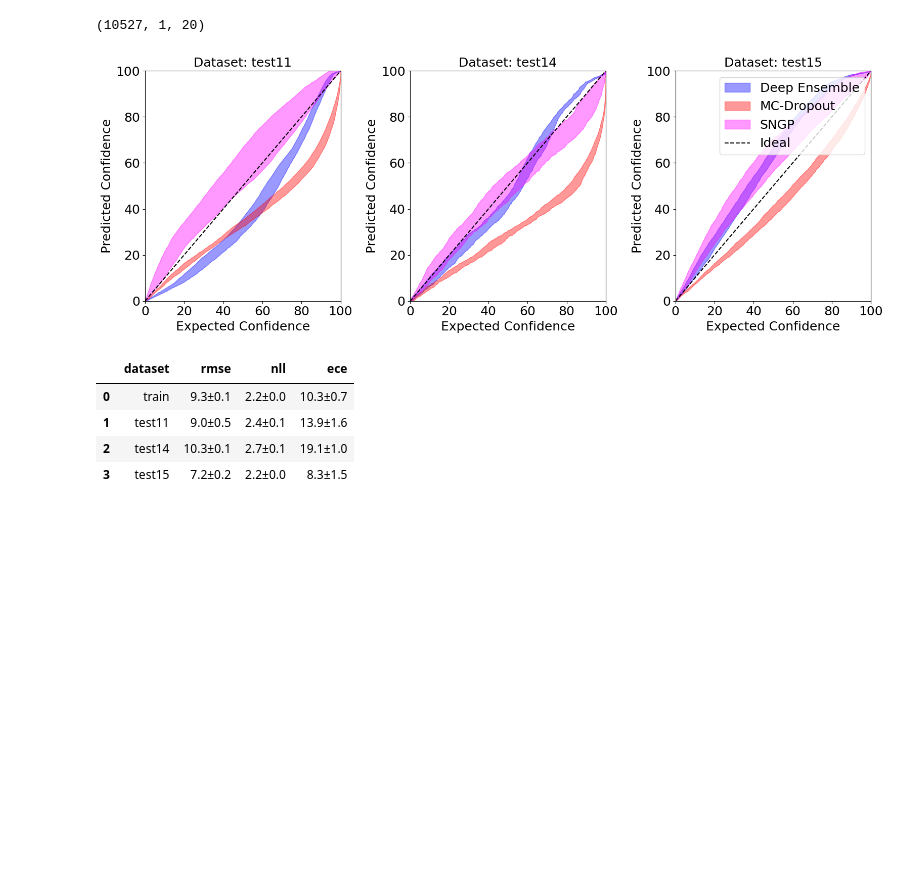
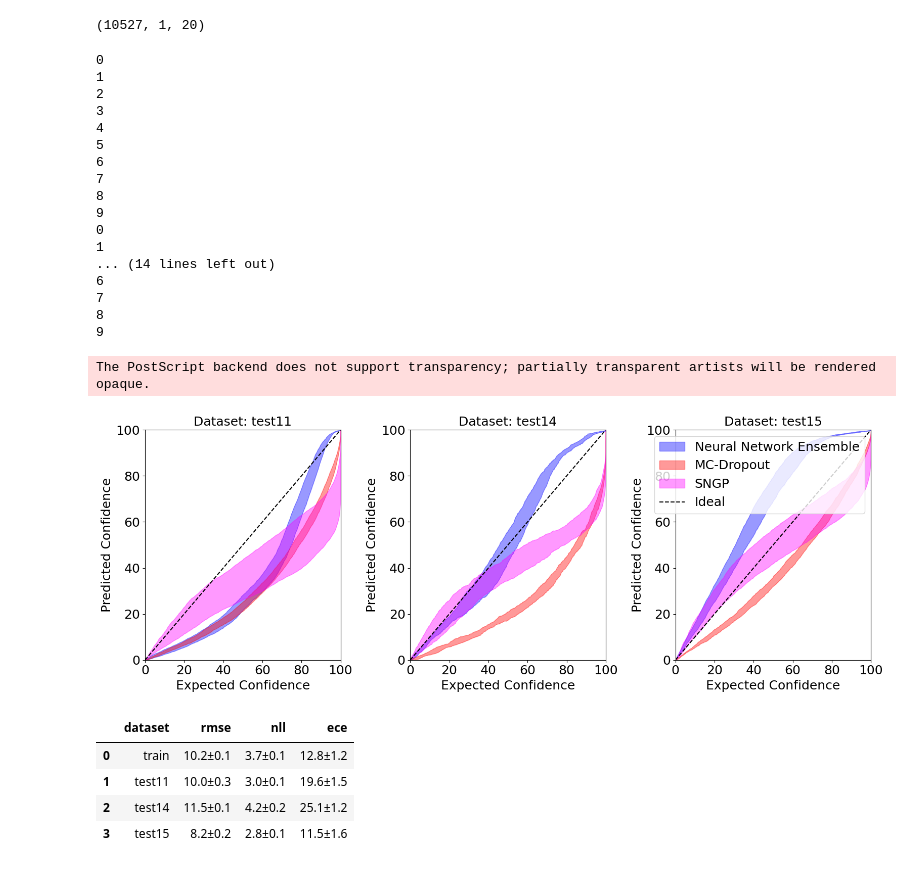
Before and after one commit to VNemani14/UQ_ML_Tutorial, a Jupyter notebook: Case_study_3/results.ipynb, the cells around one changed output. Saved outputs shown, nothing was run; the diff lists cells and outputs as text; code cells hidden in the pictures; blank space fills up the shorter version.

```diff
--- a/Case_study_3/results.ipynb
+++ b/Case_study_3/results.ipynb
@@ -109,16 +109,16 @@ def get_confidence_interval(y_true, mu, sigma):
     exp_CIs - expected confidence
     pred_CIs - predicted confidence
     """
-    exp_CIs = np.linspace(1e-10, 1-1e-10, 1000)
-    pred_CIs=[]
-    for exp_CI in tqdm(sorted(exp_CIs)):
+    exp_CIs = np.linspace(1e-10, 1-1e-10, 1000) #expected CIs
+    pred_CIs=[]                                 #predicted CIs
+    for exp_CI in sorted(exp_CIs):
         intervals = scipy.stats.norm.interval(exp_CI, loc=mu, scale=sigma)
         lower_bd = intervals[0]
         upper_bd = intervals[1]
         pred_CIs.append(np.sum((y_true > lower_bd) & (y_true < upper_bd))/len(y_true))
 
     ECE = np.mean(np.abs(exp_CIs - pred_CIs))
-    return 100*exp_CIs, 100*np.array(pred_CIs), ECE*100  # converting to percentages
+    return 100*exp_CIs, 100*np.array(pred_CIs), 100*ECE  # converting to percentages
 
 
 def get_rmse(y_true, y_pred):
@@ -129,6 +129,7 @@ def get_rmse(y_true, y_pred):
     Outputs:
     root mean squarred error
     """
+    assert y_pred.shape == y_true.shape
     return np.sqrt(np.mean((y_true-y_pred)**2))
 
 def get_nll(y_true, y_pred, s_pred):
@@ -140,7 +141,8 @@ def get_nll(y_true, y_pred, s_pred):
     Outputs:
     median of NLL
     """
-    return np.median(np.log(s_pred**2)/2 +
+    assert y_pred.shape == y_true.shape
+    return np.mean(np.log(s_pred**2)/2 +
                      np.divide((y_true - y_pred)**2, 2* s_pred**2))
 
 
@@ -199,8 +201,8 @@ def get_error_metrics(pred_df, UQmodelcode):
 
     return results_df
 # %%
-allresults_SNGPdf=pd.read_excel("results/SNGP_CMAPPS_results.xlsx")
+allresults_SNGPdf=pd.read_excel("results/SNGP_battery_prediction_results_new.xlsx")
 
-allresults_MCdf=pd.read_excel("results/MCDropout_CMAPPS_results.xlsx")
+allresults_MCdf=pd.read_excel("results/MCDropout_CMAPPS_prediction_results_resnet.xlsx")
 
-allresults_DEdf=pd.read_excel("results/DeepEnsemble_CMAPPS_results.xlsx")
+allresults_DEdf=pd.read_excel("results/NNEnsemble_CMAPPS_prediction_results_resnet.xlsx")
@@ -210,14 +209,16 @@ niter = 10
 # %%
 fig, ax = plt.subplots(1,3,figsize=(16, 6))
-dataset = [ 'test11', 'test14', 'test15']
+dataset = ['test11', 'test14', 'test15']
 
 # plotting DE and MC
 for myset, myax in zip(range(len(dataset)),ax.flatten()):
 
-    allCI_DE = np.zeros((1000, niter))
-    allCI_MC = np.zeros((1000, niter))
-    allCI_SNGP = np.zeros((1000, niter))
-    for myiter in range(niter):
+    allCI_DE = np.zeros((1000, allresults_DEdf['iteration'].max()+1))
+    allCI_MC = np.zeros((1000, allresults_MCdf['iteration'].max()+1))
+    allCI_SNGP = np.zeros((1000, allresults_SNGPdf['iteration'].max()+1))
+
+    for myiter in range(allresults_MCdf['iteration'].max()+1):
+        print(myiter)
         df = allresults_MCdf.loc[(allresults_MCdf['dataset']==dataset[myset]) &
                                  (allresults_MCdf['iteration']==myiter)]
         exp_CI, CI_MC, ECE = get_confidence_interval(df['True'].values,
@@ -225,13 +226,17 @@ for myset, myax in zip(range(len(dataset)),ax.flatten()):
                                                df['MC_sigma_eff'].values)
         allCI_MC[:,myiter] = CI_MC
 
+
+    for myiter in range(allresults_DEdf['iteration'].max()+1):
+        # Neural Network Ensemble
         df = allresults_DEdf.loc[(allresults_DEdf['dataset']==dataset[myset]) &
                                  (allresults_DEdf['iteration']==myiter)]
-        exp_CI, CI_DE, ECE = get_confidence_interval(df['True'].values,
-                                               df['DE_mu_eff'].values,
-                                               df['DE_sigma_eff'].values)
-        allCI_DE[:,myiter] = CI_DE
+        exp_CI, CI_NN, ECE = get_confidence_interval(df['True'].values,
+                                               df['NN_mu_eff'].values,
+                                               df['NN_sigma_eff'].values)
+        allCI_DE[:,myiter] = CI_NN
 
+    for myiter in range(allresults_SNGPdf['iteration'].max()+1):
         df = allresults_SNGPdf.loc[(allresults_SNGPdf['dataset']==dataset[myset]) &
                                  (allresults_SNGPdf['iteration']==myiter)]
         exp_CI, CI_SNGP, ECE = get_confidence_interval(df['True'].values,
@@ -240,44 +245,63 @@ for myset, myax in zip(range(len(dataset)),ax.flatten()):
         allCI_SNGP[:,myiter] = CI_SNGP
 
 
+
     myax.fill_between(exp_CI,
                 np.mean(allCI_DE, axis = 1)+np.std(allCI_DE, axis = 1),
                 np.mean(allCI_DE, axis = 1)-np.std(allCI_DE, axis = 1),
-                color='blue', alpha = 0.4, linestyle='None', label='Deep Ensemble')
+                color='blue', alpha = 0.4, linestyle='None', label='Neural Network Ensemble')
 
     myax.fill_between(exp_CI,
                 np.mean(allCI_MC, axis = 1)+np.std(allCI_MC, axis = 1),
                 np.mean(allCI_MC, axis = 1)-np.std(allCI_MC, axis = 1),
                 color='red', alpha = 0.4, linestyle='None', label='MC-Dropout')
 
     myax.fill_between(exp_CI,
                 np.mean(allCI_SNGP, axis = 1)+np.std(allCI_SNGP, axis = 1),
                 np.mean(allCI_SNGP, axis = 1)-np.std(allCI_SNGP, axis = 1),
                 color='magenta', alpha = 0.4, linestyle='None', label='SNGP')
 
     myax.plot([0,100],[0,100], color='black', linestyle='dashed', label='Ideal')
 
 
     myax.set_title("Dataset: "+ dataset[myset], fontsize = 18)
     myax.set_xlabel("Expected Confidence")
     myax.set_ylabel("Predicted Confidence")
     myax.set_xlim([0,100])
     myax.set_ylim([0,100])
     if myset == 2:
         myax.legend()
 #         myax.legend(loc='upper center', bbox_to_anchor=(1.0, -1.45), ncol=3, fancybox=True)
 
 plt.tight_layout()
-fig.savefig("figures/calibration_curves.jpg")
+fig.savefig("figures/calibration_curves.eps", format='eps')
 # %% [output]
+0
+1
+2
+3
+4
+5
+6
+7
+8
+9
+0
+1
+... (14 lines left out)
+6
+7
+8
+9
+The PostScript backend does not support transparency; partially transparent artists will be rendered opaque.
-[figure, old version]
+[figure, new version]
 # %%
 df = get_error_metrics(allresults_MCdf,'MC')
 df[['dataset', 'rmse', 'nll', 'ece']]
 # %% [output]
 |  | dataset | rmse | nll | ece |
-| 0 | train | 9.3±0.1 | 2.2±0.0 | 10.3±0.7 |
-| 1 | test11 | 9.0±0.5 | 2.4±0.1 | 13.9±1.6 |
-| 2 | test14 | 10.3±0.1 | 2.7±0.1 | 19.1±1.0 |
-| 3 | test15 | 7.2±0.2 | 2.2±0.0 | 8.3±1.5 |
+| 0 | train | 10.2±0.1 | 3.7±0.1 | 12.8±1.2 |
+| 1 | test11 | 10.0±0.3 | 3.0±0.1 | 19.6±1.5 |
+| 2 | test14 | 11.5±0.1 | 4.2±0.2 | 25.1±1.2 |
+| 3 | test15 | 8.2±0.2 | 2.8±0.1 | 11.5±1.6 |
 # %%
```
Also changed, not shown: parts of 5 cells of this notebook, 14 other files.
